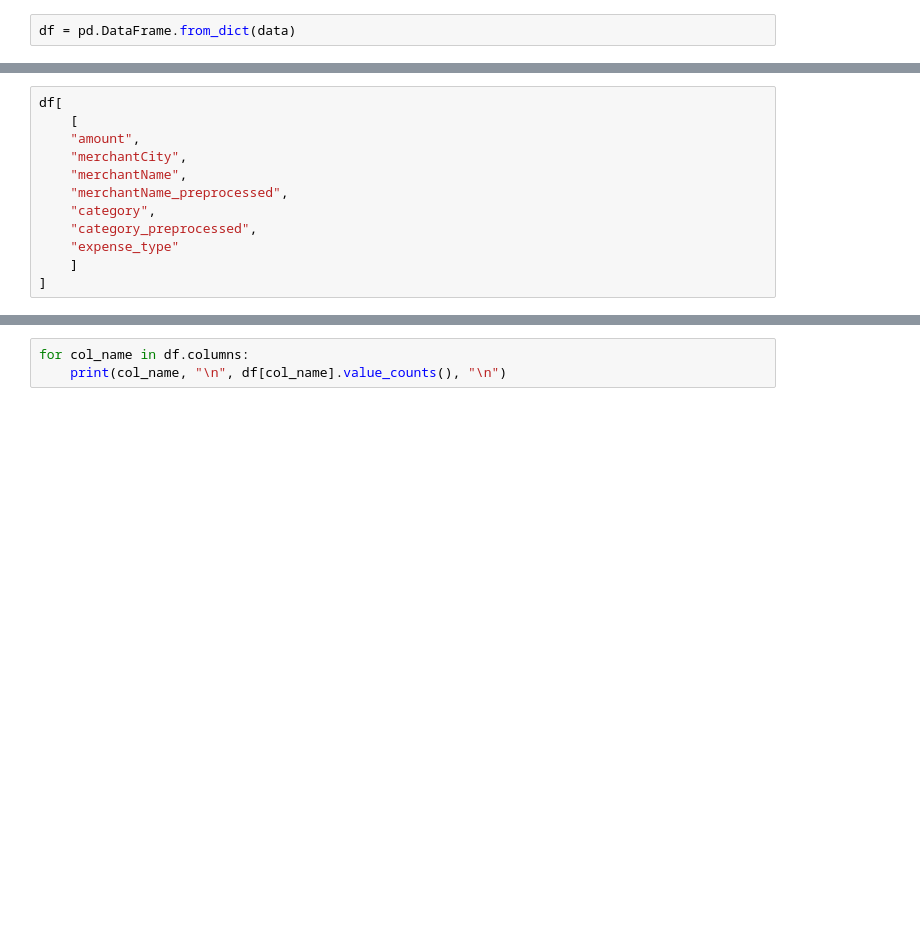
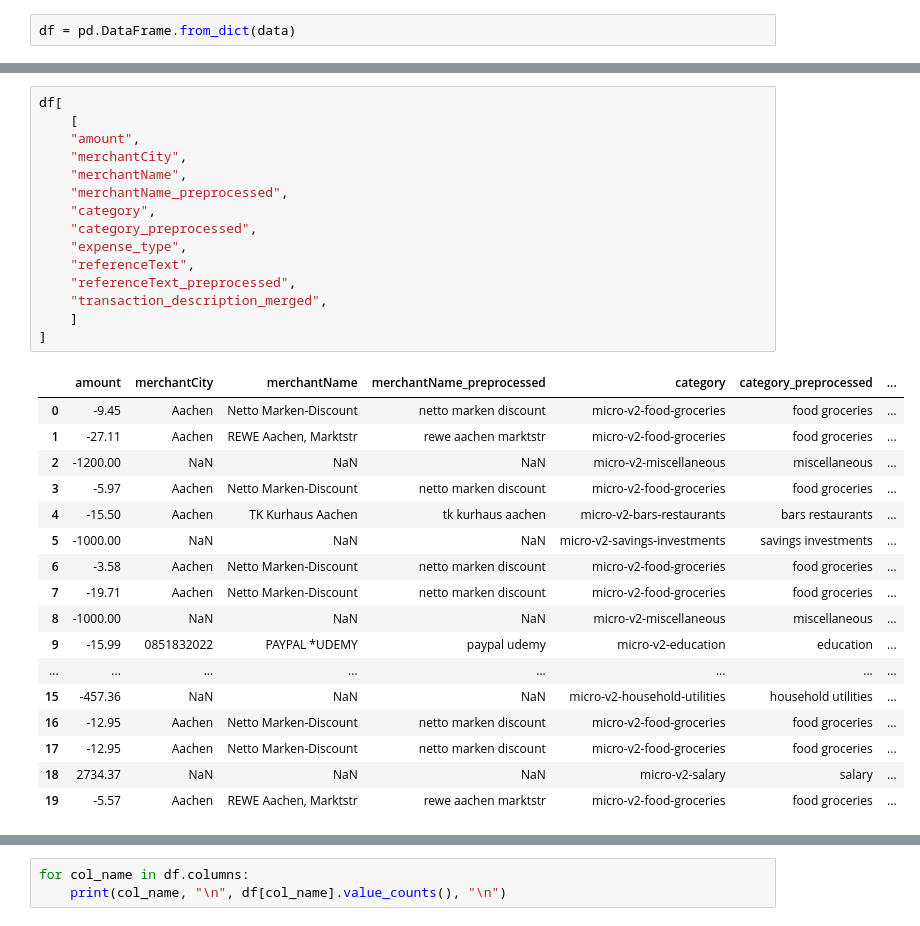
Before and after one commit to fneut/n26_api, a Jupyter notebook: n26/api_n26.ipynb, the cells around one changed output, grey strips where cells are left out. Cells and saved outputs as stored; diff of their text form; blank space fills up the shorter version.

```diff
--- a/n26/api_n26.ipynb
+++ b/n26/api_n26.ipynb
@@ -57,12 +100,33 @@ df = pd.DataFrame.from_dict(data)
 # %%
 df[
     [
     "amount",
     "merchantCity",
     "merchantName",
     "merchantName_preprocessed",
     "category",
     "category_preprocessed",
-    "expense_type"
+    "expense_type",
+    "referenceText",
+    "referenceText_preprocessed",
+    "transaction_description_merged",
     ]
 ]
+# %% [output]
+|  | amount | merchantCity | merchantName | merchantName_preprocessed | category | category_preprocessed | ... |
+| 0 | -9.45 | Aachen | Netto Marken-Discount | netto marken discount | micro-v2-food-groceries | food groceries | ... |
+| 1 | -27.11 | Aachen | REWE Aachen, Marktstr | rewe aachen marktstr | micro-v2-food-groceries | food groceries | ... |
+| 2 | -1200.00 | NaN | NaN | NaN | micro-v2-miscellaneous | miscellaneous | ... |
+| 3 | -5.97 | Aachen | Netto Marken-Discount | netto marken discount | micro-v2-food-groceries | food groceries | ... |
+| 4 | -15.50 | Aachen | TK Kurhaus Aachen | tk kurhaus aachen | micro-v2-bars-restaurants | bars restaurants | ... |
+| 5 | -1000.00 | NaN | NaN | NaN | micro-v2-savings-investments | savings investments | ... |
+| 6 | -3.58 | Aachen | Netto Marken-Discount | netto marken discount | micro-v2-food-groceries | food groceries | ... |
+| 7 | -19.71 | Aachen | Netto Marken-Discount | netto marken discount | micro-v2-food-groceries | food groceries | ... |
+| 8 | -1000.00 | NaN | NaN | NaN | micro-v2-miscellaneous | miscellaneous | ... |
+| 9 | -15.99 | 0851832022 | PAYPAL *UDEMY | paypal udemy | micro-v2-education | education | ... |
+| ... | ... | ... | ... | ... | ... | ... | ... |
+| 15 | -457.36 | NaN | NaN | NaN | micro-v2-household-utilities | household utilities | ... |
+| 16 | -12.95 | Aachen | Netto Marken-Discount | netto marken discount | micro-v2-food-groceries | food groceries | ... |
+| 17 | -12.95 | Aachen | Netto Marken-Discount | netto marken discount | micro-v2-food-groceries | food groceries | ... |
+| 18 | 2734.37 | NaN | NaN | NaN | micro-v2-salary | salary | ... |
+| 19 | -5.57 | Aachen | REWE Aachen, Marktstr | rewe aachen marktstr | micro-v2-food-groceries | food groceries | ... |
```
Also changed, not shown: parts of 23 cells of this notebook, 1 other file.
